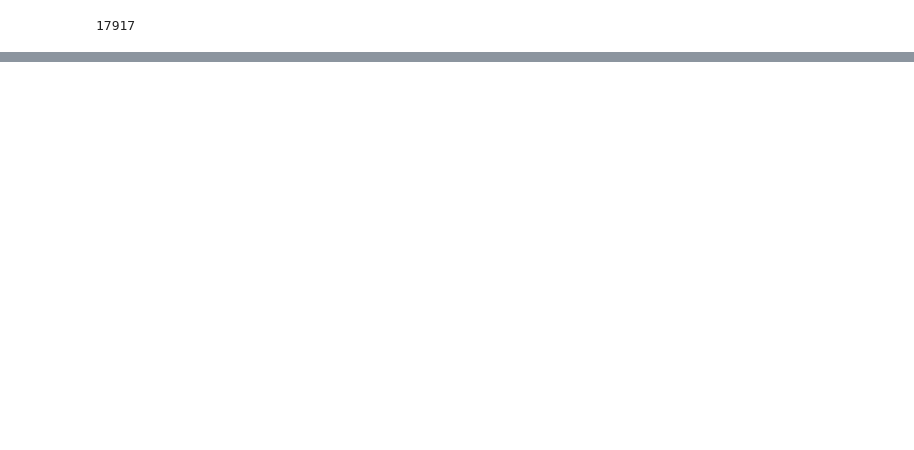
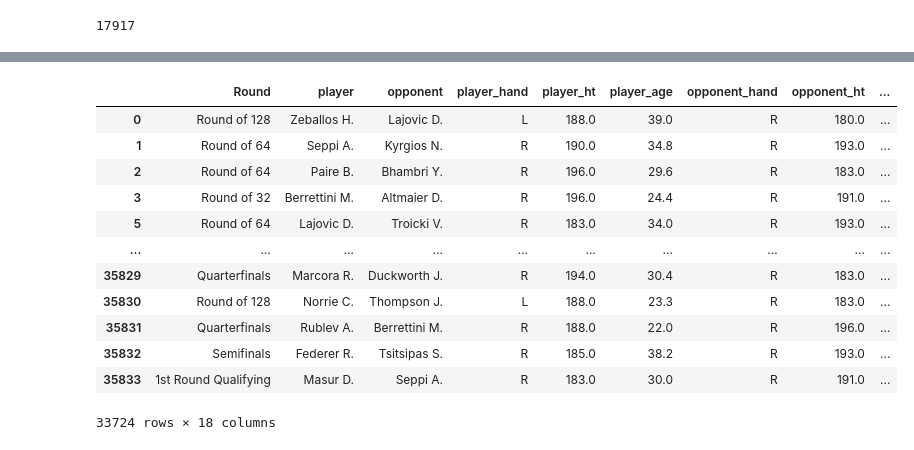
Before and after one commit to Farnaaaz/TenniMatchPrediction, a Jupyter notebook: modelling.ipynb, the cells around one changed output, grey strips where cells are left out. Cells and saved outputs as stored; diff of their text form; code cells hidden in the pictures; blank space fills up the shorter version.

```diff
--- a/modelling.ipynb
+++ b/modelling.ipynb
@@ -208,0 +211,29 @@ df_no_home = pd.read_csv("modeling data/df1_without_home.csv")
+# %%
+df_outlier1 = df_home.copy()
+def detect_outliers(df, column, threshold=4):
+    """
+    Detect outliers in a dataframe column using the IQR method.
+
+    Returns:
+        list: A list containing the indices of the outliers.
+    """
+    Q1 = df[column].quantile(0.25)
+    Q3 = df[column].quantile(0.75)
+    IQR = Q3 - Q1
+    lower_bound = Q1 - threshold * IQR
+    upper_bound = Q3 + threshold * IQR
+    outliers = df[(df[column] < lower_bound) | (df[column] > upper_bound)].index.tolist()
+    return outliers
+
+
+numeric_columns = ['player_ht', 'player_age', 'opponent_ht', 'opponent_age', 'player_rank', 'opponent_rank']
+outliers = {}
+outliers_count={}
+for column in numeric_columns:
+    outliers[column] = detect_outliers(df_outlier1, column)
+    outliers_count[column] = len(outliers[column])
+
+
+# Print out indices of outliers for each column
+for column, indices in outliers.items():
+    print(f"Outliers in column '{column}': {indices}, Count: {outliers_count[column]}")
@@ -209,3 +247,28 @@ df_no_home = pd.read_csv("modeling data/df1_without_home.csv")
+# %%
+from scipy import stats
+
+df_outlier2 = df_home.copy()
+
+import numpy as np
+
+z_scores = np.abs(stats.zscore(df_outlier2[numeric_columns]))
+filtered_entries = (z_scores < 3).all(axis=1)
+df_outlier2 = df_outlier2[filtered_entries]
+df_outlier2
+# %% [output]
+|  | Round | player | opponent | player_hand | player_ht | player_age | opponent_hand | opponent_ht | ... |
+| 0 | Round of 128 | Zeballos H. | Lajovic D. | L | 188.0 | 39.0 | R | 180.0 | ... |
+| 1 | Round of 64 | Seppi A. | Kyrgios N. | R | 190.0 | 34.8 | R | 193.0 | ... |
+| 2 | Round of 64 | Paire B. | Bhambri Y. | R | 196.0 | 29.6 | R | 183.0 | ... |
+| 3 | Round of 32 | Berrettini M. | Altmaier D. | R | 196.0 | 24.4 | R | 191.0 | ... |
+| 5 | Round of 64 | Lajovic D. | Troicki V. | R | 183.0 | 34.0 | R | 193.0 | ... |
+| ... | ... | ... | ... | ... | ... | ... | ... | ... | ... |
+| 35829 | Quarterfinals | Marcora R. | Duckworth J. | R | 194.0 | 30.4 | R | 183.0 | ... |
+| 35830 | Round of 128 | Norrie C. | Thompson J. | L | 188.0 | 23.3 | R | 183.0 | ... |
+| 35831 | Quarterfinals | Rublev A. | Berrettini M. | R | 188.0 | 22.0 | R | 196.0 | ... |
+| 35832 | Semifinals | Federer R. | Tsitsipas S. | R | 185.0 | 38.2 | R | 193.0 | ... |
+| 35833 | 1st Round Qualifying | Masur D. | Seppi A. | R | 183.0 | 30.0 | R | 191.0 | ... |
+33724 rows × 18 columns
 # %%
 #encoding the date using sin and cos to preserve the cyclical nature of
 def encode_date(df):
```
Also changed, not shown: parts of 19 cells of this notebook, 3 other files.
